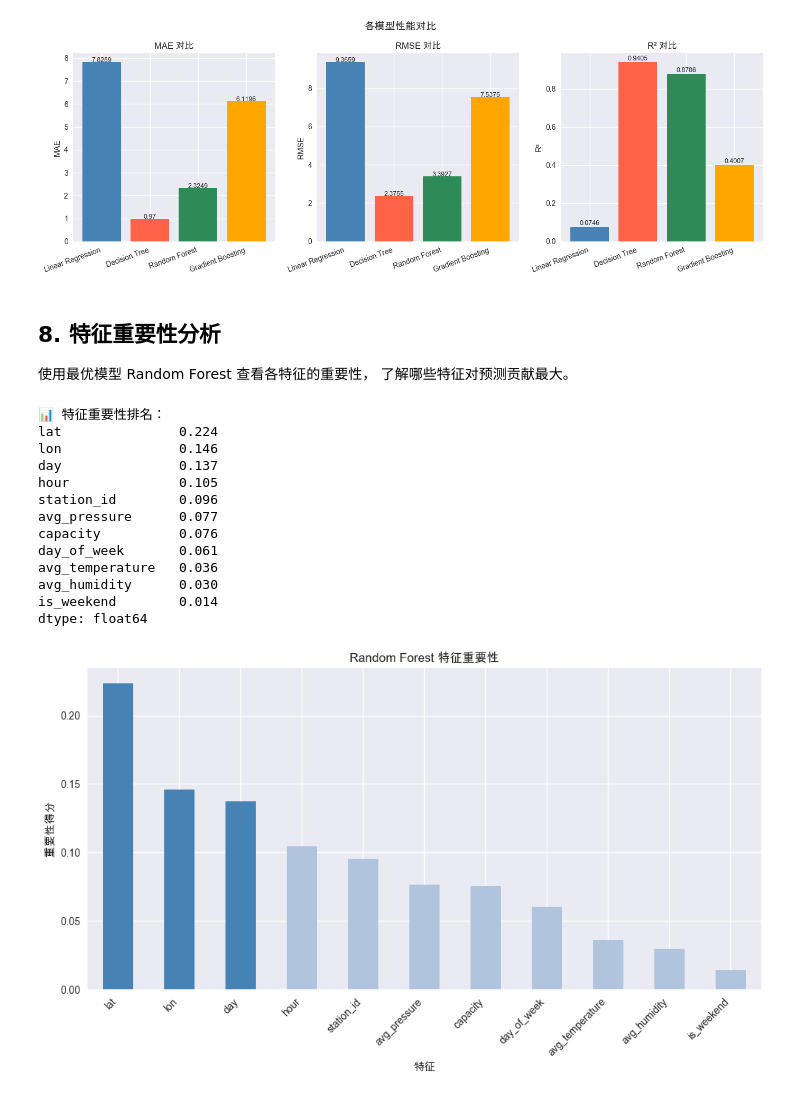
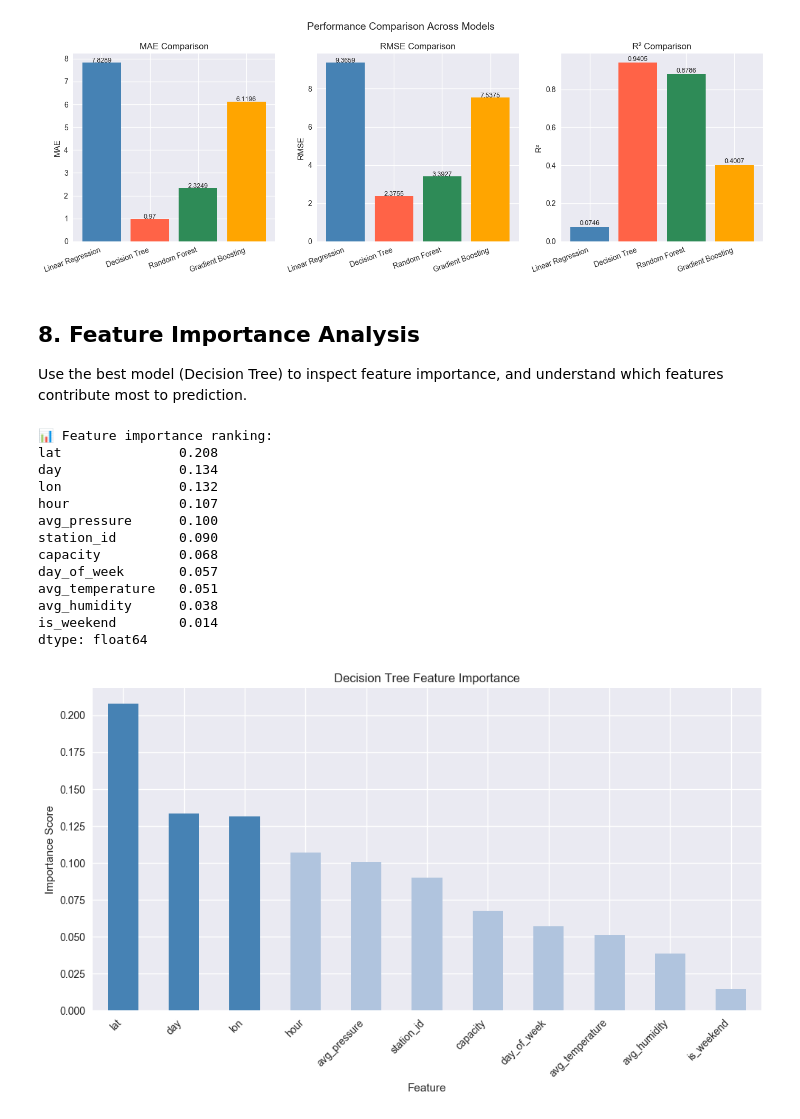
Before and after one commit to ucdse/flask-app, a Jupyter notebook: machine_learning/ml.ipynb, the cells around one changed output. Cells and saved outputs as stored; diff of their text form; code cells hidden in the pictures.

Commit message:
update ml: language, model choice

```diff
--- a/machine_learning/ml.ipynb
+++ b/machine_learning/ml.ipynb
@@ -417,7 +417,7 @@ print(f"\n特征列表: {features}")
 # %%
 from sklearn.metrics import mean_squared_error
 
-# 定义模型
+# Define models
 models = {
     'Linear Regression': LinearRegression(),
     'Decision Tree': DecisionTreeRegressor(random_state=42),
@@ -425,25 +425,25 @@ models = {
     'Gradient Boosting': GradientBoostingRegressor(n_estimators=100, random_state=42)
 }
 
-# 训练并评估每个模型
+# Train and evaluate each model
 results = []
 
 for name, model in models.items():
-    print(f"⏳ 正在训练 {name}...")
+    print(f"⏳ Training {name}...")
 
-    # 训练
+    # Train
     model.fit(X_train, y_train)
 
-    # 预测
+    # Predict
     y_pred = model.predict(X_test)
 
-    # 评估
+    # Evaluate
     mae = mean_absolute_error(y_test, y_pred)
     rmse = np.sqrt(mean_squared_error(y_test, y_pred))
     r2 = r2_score(y_test, y_pred)
 
     results.append({
-        '模型': name,
+        'Model': name,
         'MAE': round(mae, 4),
         'RMSE': round(rmse, 4),
         'R²': round(r2, 4)
@@ -451,8 +451,8 @@ for name, model in models.items():
 
     print(f"   ✅ MAE: {mae:.4f} | RMSE: {rmse:.4f} | R²: {r2:.4f}")
 
-# 汇总结果
-results_df = pd.DataFrame(results).set_index('模型')
-print(f"\n📊 模型对比汇总：")
+# Summarize results
+results_df = pd.DataFrame(results).set_index('Model')
+print(f"\n📊 Model comparison summary:")
 print(results_df)
 # %% [output]
@@ -480,58 +480,58 @@ colors = ['steelblue', 'tomato', 'seagreen', 'orange']
 
 for i, metric in enumerate(metrics):
     axes[i].bar(results_df.index, results_df[metric], color=colors)
-    axes[i].set_title(f'{metric} 对比')
+    axes[i].set_title(f'{metric} Comparison')
     axes[i].set_ylabel(metric)
     axes[i].set_xticklabels(results_df.index, rotation=20, ha='right')
 
-    # 在柱子上显示数值
+    # Display values above bars
     for j, v in enumerate(results_df[metric]):
         axes[i].text(j, v + 0.01, str(v), ha='center', fontsize=9)
 
-plt.suptitle('各模型性能对比', fontsize=14, fontweight='bold')
+plt.suptitle('Performance Comparison Across Models', fontsize=14, fontweight='bold')
 plt.tight_layout()
 plt.show()
 # %% [output]
-[figure, old version]
+[figure, new version]
 # %% [markdown]
-## 8. 特征重要性分析
+## 8. Feature Importance Analysis
 
-使用最优模型 Random Forest 查看各特征的重要性，
-了解哪些特征对预测贡献最大。
+Use the best model (Decision Tree) to inspect feature importance,
+and understand which features contribute most to prediction.
 # %%
-# 获取Random Forest的特征重要性
-best_model = models['Random Forest']
+# Get Decision Tree feature importance
+best_model = models['Decision Tree']
 feature_importance = pd.Series(
     best_model.feature_importances_,
     index=features
 ).sort_values(ascending=False)
 
-print("📊 特征重要性排名：")
+print("📊 Feature importance ranking:")
 print(feature_importance)
 
-# 可视化
+# Visualization
 plt.figure(figsize=(10, 6))
 colors = ['steelblue' if i < 3 else 'lightsteelblue' for i in range(len(feature_importance))]
 feature_importance.plot(kind='bar', color=colors)
-plt.title('Random Forest 特征重要性')
-plt.xlabel('特征')
-plt.ylabel('重要性得分')
+plt.title('Decision Tree Feature Importance')
+plt.xlabel('Feature')
+plt.ylabel('Importance Score')
 plt.xticks(rotation=45, ha='right')
 plt.tight_layout()
 plt.show()
 # %% [output]
-📊 特征重要性排名：
-lat               0.224
-lon               0.146
-day               0.137
-hour              0.105
-station_id        0.096
-avg_pressure      0.077
-capacity          0.076
-day_of_week       0.061
-avg_temperature   0.036
-avg_humidity      0.030
+📊 Feature importance ranking:
+lat               0.208
+day               0.134
+lon               0.132
+hour              0.107
+avg_pressure      0.100
+station_id        0.090
+capacity          0.068
+day_of_week       0.057
+avg_temperature   0.051
+avg_humidity      0.038
 is_weekend        0.014
 dtype: float64
-[figure, old version]
+[figure, new version]
 # %% [markdown]
```
Also changed, not shown: parts of 23 cells of this notebook, 2 other files.
